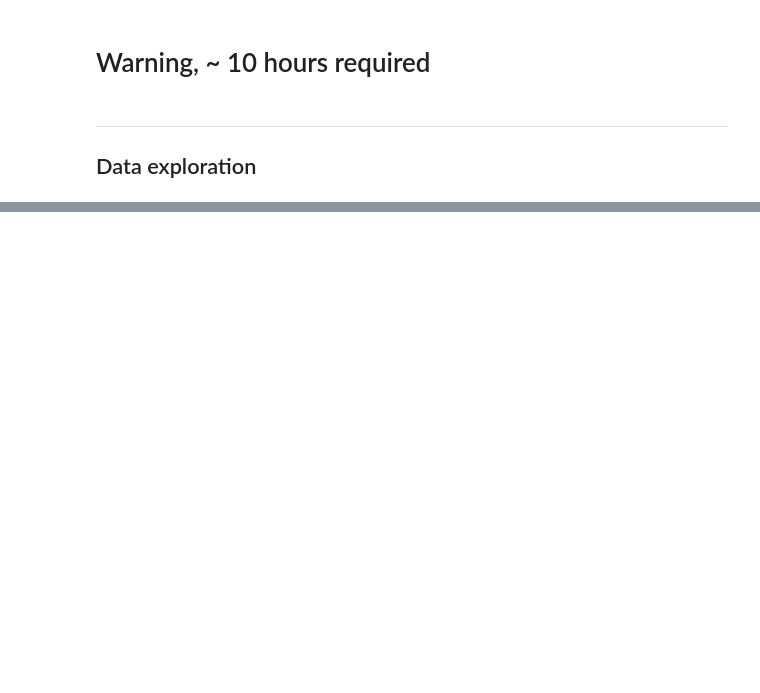
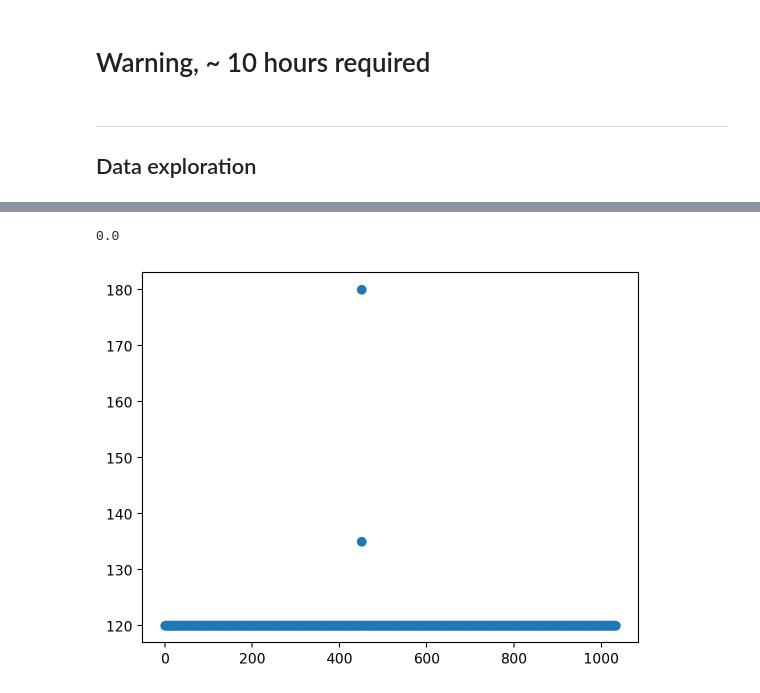
Before and after one commit to MarcelloCeresini/MusicGeneration, a Jupyter notebook: src/dataset.ipynb, the cells around one changed output, grey strips where cells are left out. Saved outputs shown, nothing was run; the diff lists cells and outputs as text; code cells hidden in the pictures; blank space fills up the shorter version.

```diff
--- a/src/dataset.ipynb
+++ b/src/dataset.ipynb
@@ -29,0 +19,6 @@ else:
+# %%
+# lmd = utils.get_dataset("lmd", conf)
+maestro = utils.get_dataset("maestro", conf)
+nes = utils.get_dataset("nes", conf)
+# hymn = get_dataset("hymn", conf)
+folk = utils.get_dataset("folk", conf)
@@ -383,0 +208,18 @@ for song in tqdm(lmd):
+# %%
+tot = np.sum(list(stats["drum_durations"].values()))
+print(tot)
+arr = np.zeros((len(stats["drum_durations"].keys()), 2))
+for i, key in enumerate(stats["drum_durations"].keys()):
+    arr[i,0] = key
+    arr[i,1] =stats["drum_durations"][key]/tot*100
+
+arr = arr[arr[:,0].argsort()]
+
+for i in arr:
+    print("{:4.3f} beats, {:7.4f}%".format(i[0], i[1]))
+# %% [output]
+0.0
+# %%
+plt.scatter(range(len(stats["tempos"])), stats["tempos"]);
+# %% [output]
+[figure, added]
```
Also changed, not shown: parts of 25 cells of this notebook, 2 other files.
